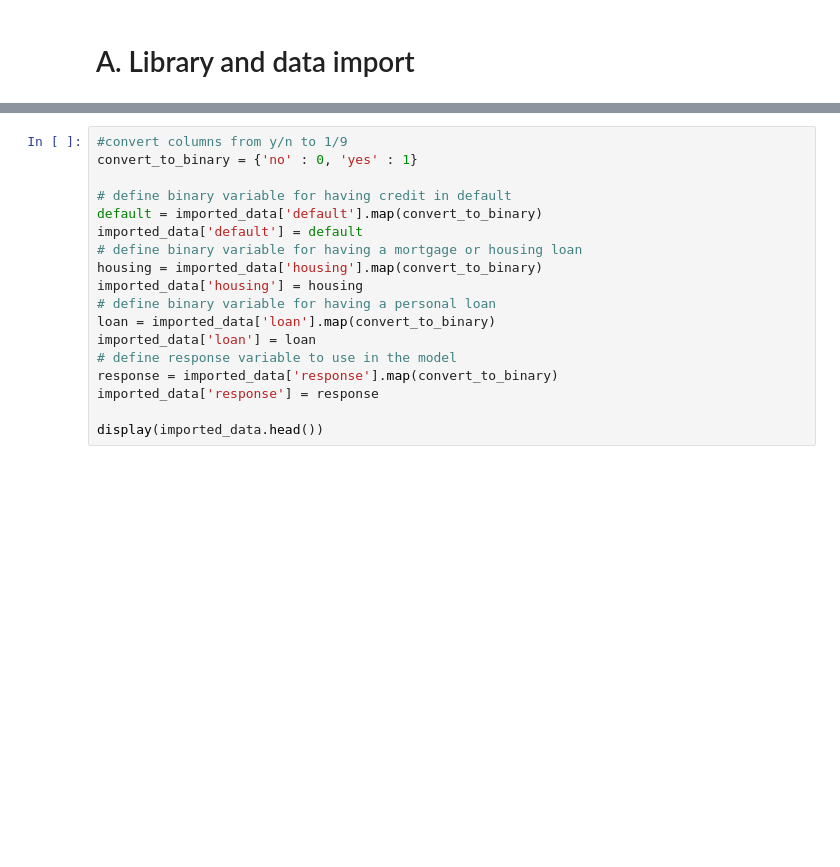
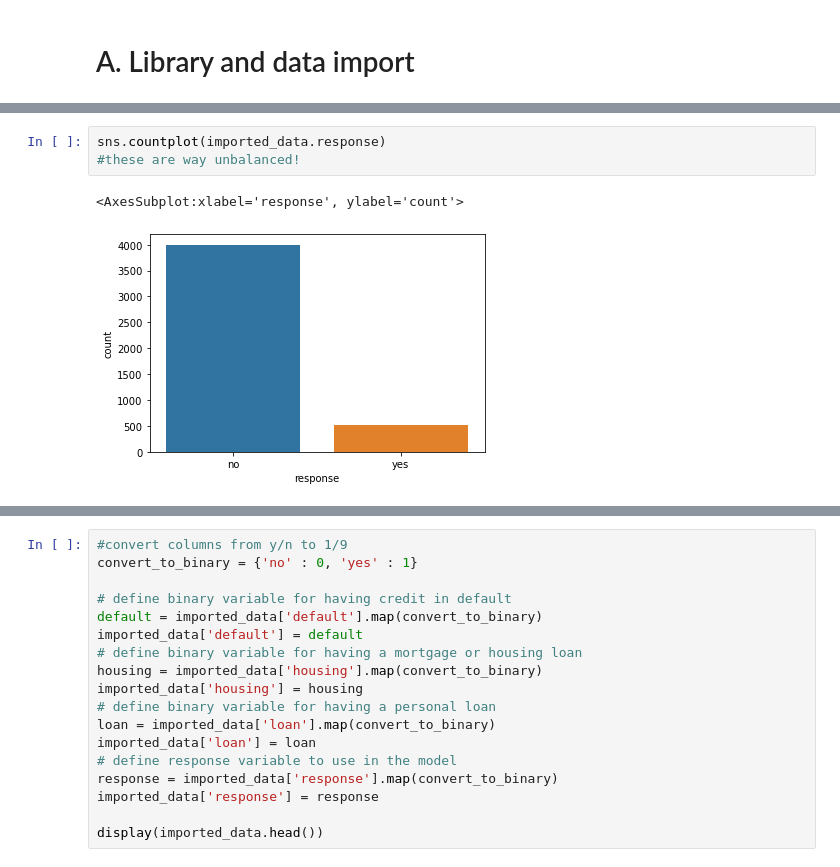
Before and after one commit to bblank70/MSDS422, a Jupyter notebook: Assignment3-bank.ipynb, the cells around one changed output, grey strips where cells are left out. Saved outputs shown, nothing was run; the diff lists cells and outputs as text; blank space fills up the shorter version.

```diff
--- a/Assignment3-bank.ipynb
+++ b/Assignment3-bank.ipynb
@@ -46,0 +64,6 @@ display(imported_data.head())
+# %%
+sns.countplot(imported_data.response)
+#these are way unbalanced!
+# %% [output]
+<AxesSubplot:xlabel='response', ylabel='count'>
+[figure, added]
```
Also changed, not shown: parts of 49 cells of this notebook.
